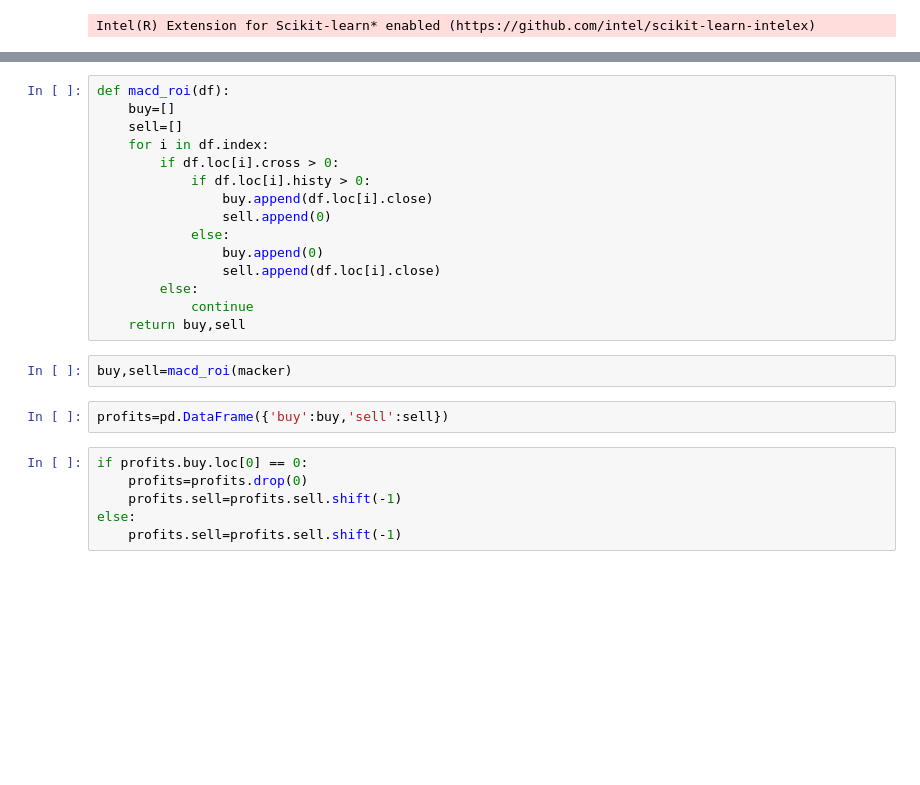
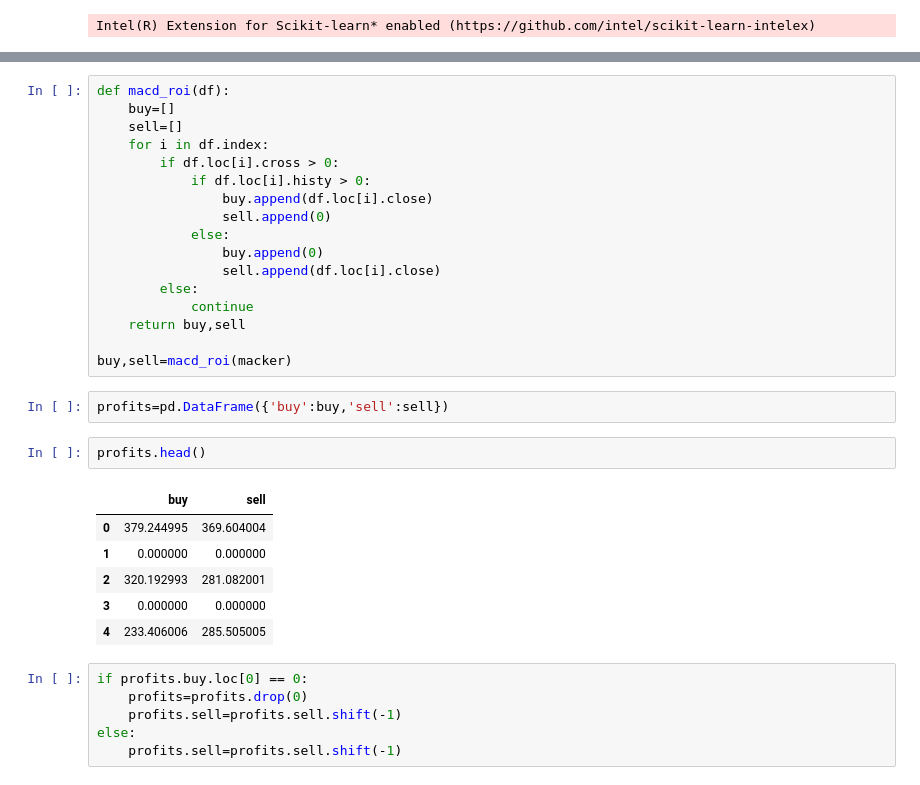
Before and after one commit to FinancialForecasters/financial_forecaster, a Jupyter notebook: hinzle.ipynb, the cells around one changed output, grey strips where cells are left out. Cells and saved outputs as stored; diff of their text form; blank space fills up the shorter version.

```diff
--- a/hinzle.ipynb
+++ b/hinzle.ipynb
@@ -179,10 +187,19 @@ def macd_roi(df):
 		else:
 			continue
 	return buy,sell
+
+buy,sell=macd_roi(macker)
-# %%
-buy,sell=macd_roi(macker)
 # %%
 profits=pd.DataFrame({'buy':buy,'sell':sell})
+# %%
+profits.head()
+# %% [output]
+|  | buy | sell |
+| 0 | 379.244995 | 369.604004 |
+| 1 | 0.000000 | 0.000000 |
+| 2 | 320.192993 | 281.082001 |
+| 3 | 0.000000 | 0.000000 |
+| 4 | 233.406006 | 285.505005 |
 # %%
 if profits.buy.loc[0] == 0:
 	profits=profits.drop(0)
```
Also changed, not shown: parts of 47 cells of this notebook, 1 other file.
